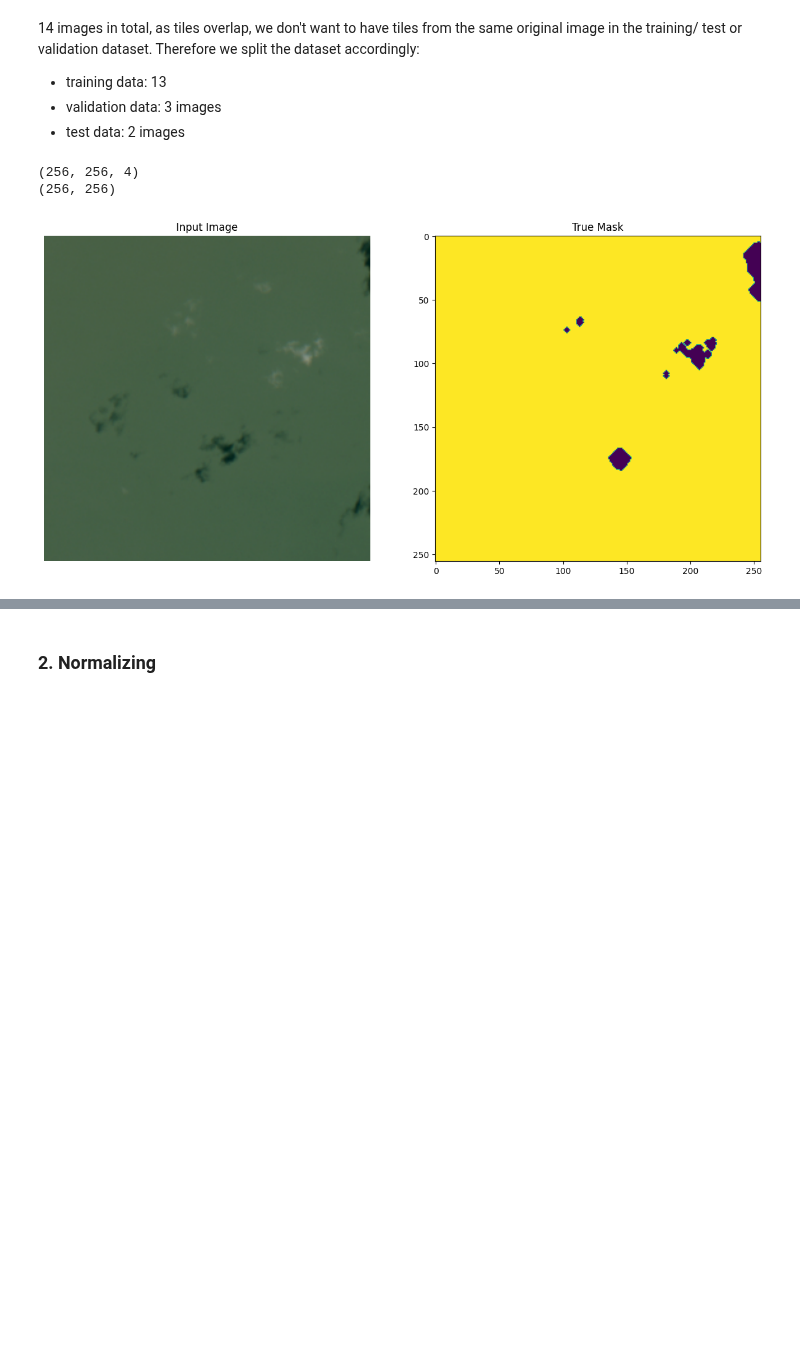
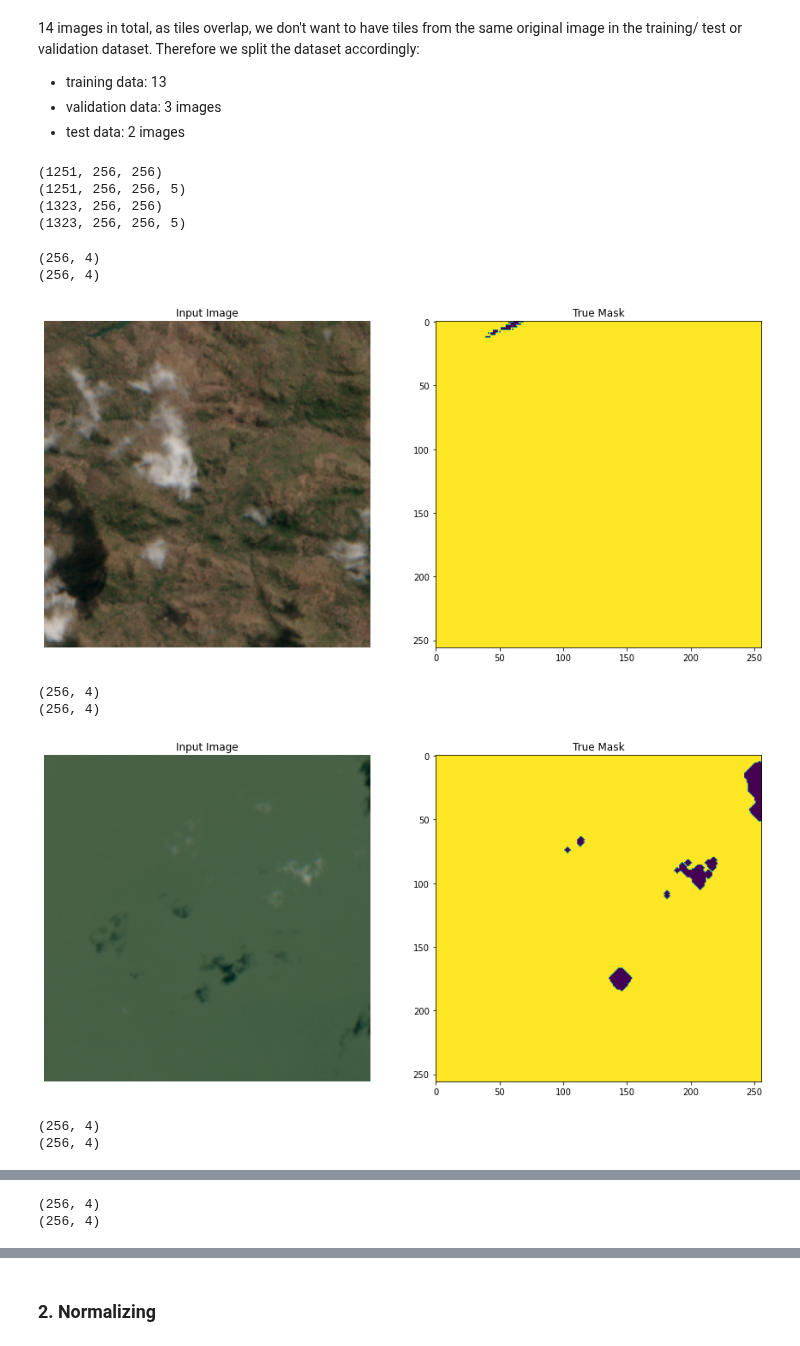
Before and after one commit to emely3h/Geospatial_ML, a Jupyter notebook: notebooks/unet.ipynb, the cells around one changed output, grey strips where cells are left out. Cells and saved outputs as stored; diff of their text form; code cells hidden in the pictures; blank space fills up the shorter version.

Commit message:
bug: output shape

```diff
--- a/notebooks/unet.ipynb
+++ b/notebooks/unet.ipynb
@@ -39,19 +67,21 @@ import tensorflow as tf
 - validation data: 3 images
 - test data: 2 images
 # %%
-data_directory = "../data_colab"
+data_directory = "../data_colab/256_200_1_missing"
 
 # np.load(os.path.join(root_directory, 'y_input.npy'))
 # normalize + do one hot encoding while loading
 
-y_train  = []
-X_train  = []
+y_train  = np.load(os.path.join(data_directory, 'y_mask_256_200_2022_06_20.npy'))
+X_train  = np.load(os.path.join(data_directory, 'x_input_256_200_2022_06_20.npy'))
 
-y_val = []
-X_val = []
 
-y_test = []
-X_test = []
+y_val = np.load(os.path.join(data_directory, 'y_mask_256_200_2022_07_10.npy'))
+X_val = np.load(os.path.join(data_directory, 'x_input_256_200_2022_07_10.npy'))
+
+#y_test = np.load(os.path.join(data_directory, 'y_mask_256_200_2022_07_15.npy'))
+#X_test = np.load(os.path.join(data_directory, 'x_input_256_200_2022_07_15.npy'))
+
 
 print(y_train.shape)
 print(X_train.shape)
@@ -59,10 +89,15 @@ print(X_train.shape)
 print(y_val.shape)
 print(X_val.shape)
 
-print(y_test.shape)
-print(X_test.shape)
+#print(y_test.shape)
+#print(X_test.shape)
+# %% [output]
+(1251, 256, 256)
+(1251, 256, 256, 5)
+(1323, 256, 256)
+(1323, 256, 256, 5)
 # %%
-def display(display_list):
+def display_image(display_list):
   plt.figure(figsize=(15, 15))
 
   title = ['Input Image', 'True Mask', 'Predicted Mask']
@@ -71,18 +106,48 @@ def display(display_list):
     plt.subplot(1, len(display_list), i+1)
     plt.title(title[i])
     if len(display_list[i].shape) == 3:
+        #display_list[i][0] = display_list[i][0][..., :4]
+        print(display_list[i][0].shape)
+        print(display_list[i][1].shape)
         plt.imshow(tf.keras.utils.array_to_img(display_list[i]))
         plt.axis('off')
     else:
         plt.imshow(display_list[i])
   plt.show()
+
+  def display(list_train, list_mask):
+    for idx, img_train in enumerate(list_train):
+      sample_image, sample_mask = list_train[idx], list_mask[idx]
+      sample_image = sample_image[..., :4]
+      display_image([sample_image, sample_mask])
-# %%
-sample_image, sample_mask = X[5], y[5]
-sample_image = sample_image[..., :4]
-print(sample_image.shape)
-print(sample_mask.shape)
-display([sample_image, sample_mask])
-# %% [output]
-(256, 256, 4)
-(256, 256)
-[figure, removed]
+# %%
+sample_image, sample_mask = X_train[6], y_train[6]
+
+sample_image = sample_image[..., :4]
+display_image([sample_image, sample_mask])
+
+sample_image, sample_mask = X_train[5], y_train[5]
+
+sample_image = sample_image[..., :4]
+display_image([sample_image, sample_mask])
+
+sample_image, sample_mask = X_train[4], y_train[4]
+
+sample_image = sample_image[..., :4]
+display_image([sample_image, sample_mask])
+
+sample_image, sample_mask = X_train[3], y_train[3]
+
+sample_image = sample_image[..., :4]
+display_image([sample_image, sample_mask])
+
+#display([X_train[:3], y_train[:3]])
+# %% [output]
+(256, 4)
+(256, 4)
+[figure, added]
+(256, 4)
+(256, 4)
+[figure, added]
+(256, 4)
+(256, 4)
@@ -88,0 +155,2 @@ display([sample_image, sample_mask])
+(256, 4)
+(256, 4)
```
Also changed, not shown: parts of 24 cells of this notebook.
